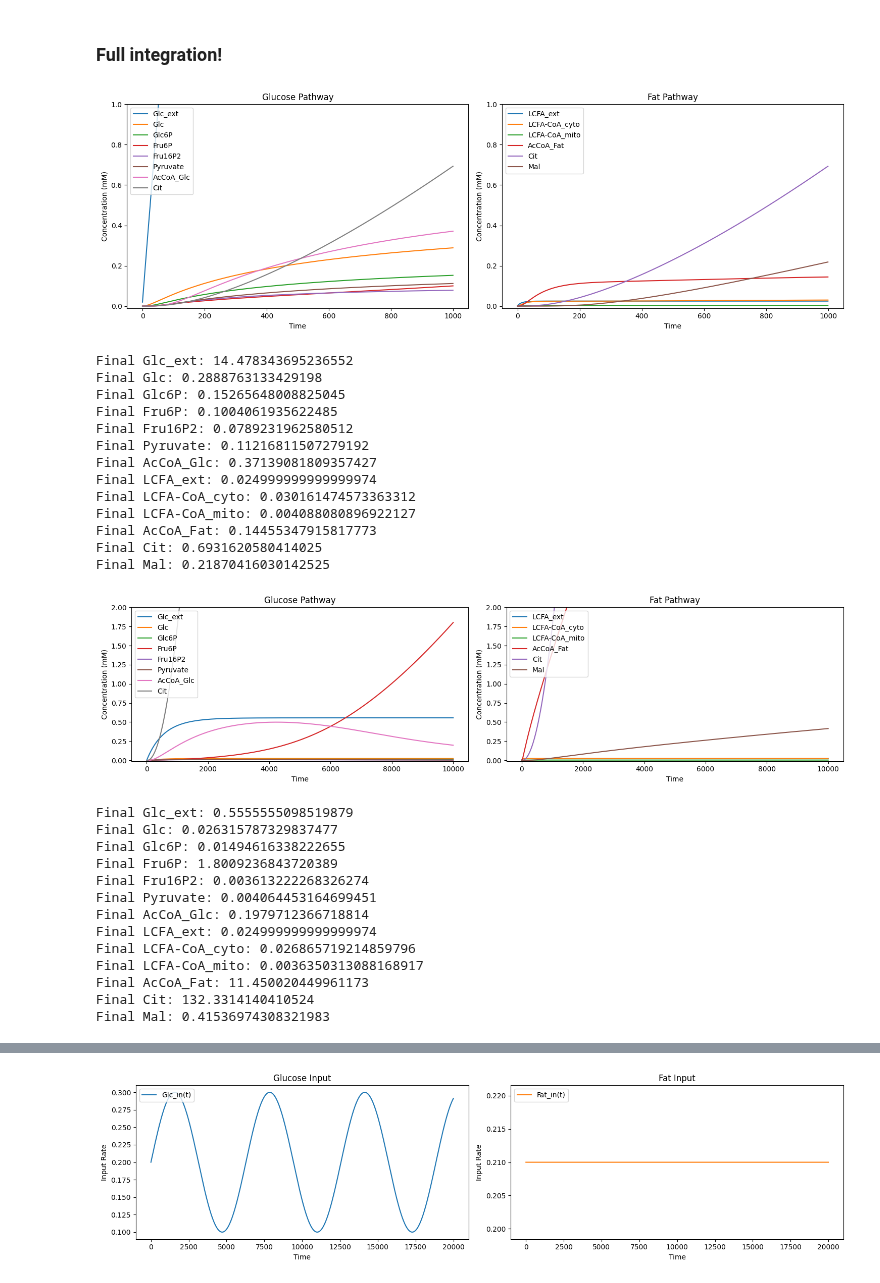
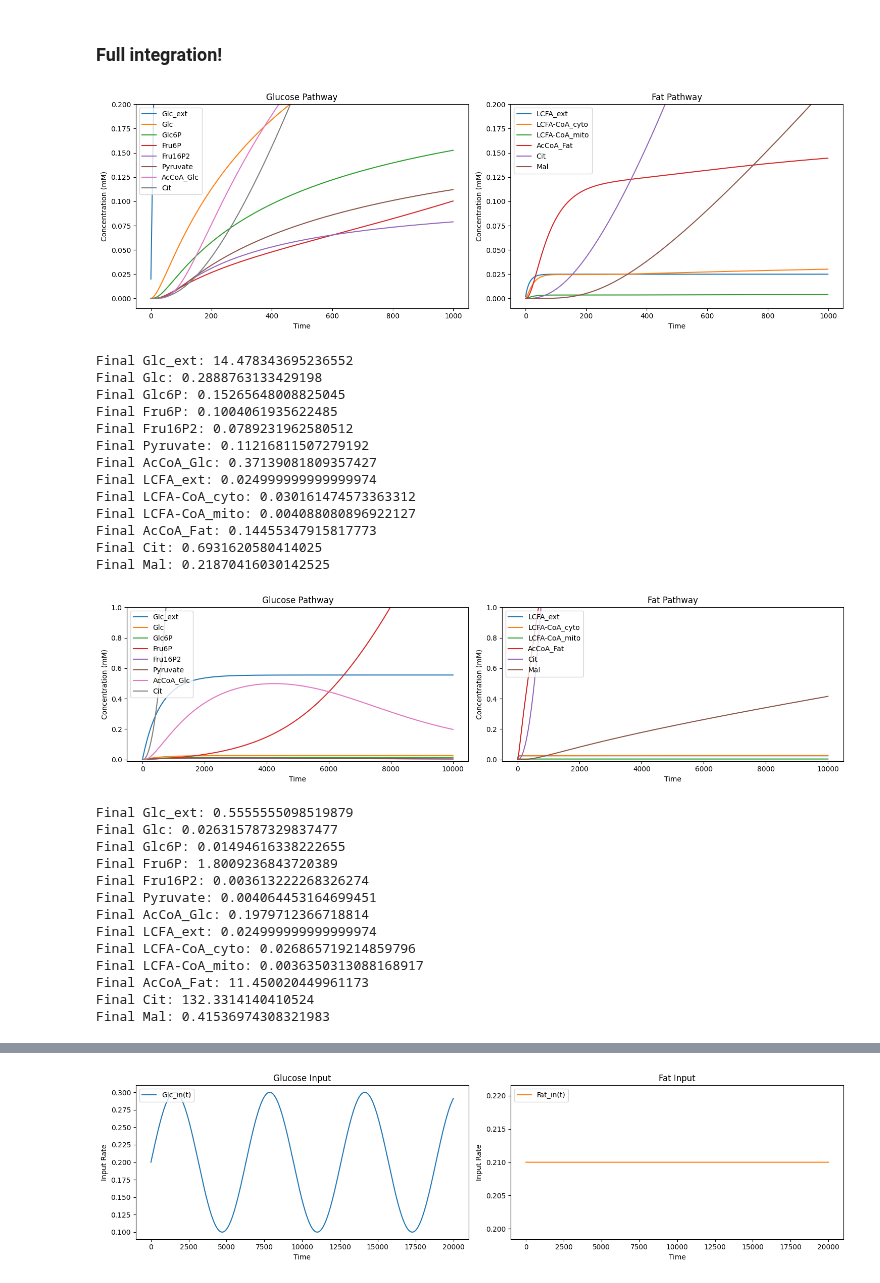
Before and after one commit to Affi26/JupyterNotebook, a Jupyter notebook: randle-cycle-real-time-interactive/src/test-kinetics-sim.ipynb, the cells around one changed output, grey strips where cells are left out. Drawn from its saved outputs; the diff is of its cells as text; code cells hidden in the pictures.

```diff
--- a/randle-cycle-real-time-interactive/src/test-kinetics-sim.ipynb
+++ b/randle-cycle-real-time-interactive/src/test-kinetics-sim.ipynb
@@ -948,7 +953,7 @@ axes[0].plot(history[:,11], label="Cit")  # shared regulator
 axes[0].set_title("Glucose Pathway")
 axes[0].set_xlabel("Time")
 axes[0].set_ylabel("Concentration (mM)")
-axes[0].set_ylim(-0.01, 1.0)
+axes[0].set_ylim(-0.01, 0.2)
 axes[0].legend(loc="upper left")
 
 
@@ -965,35 +970,35 @@ axes[1].plot(history[:,12], label="Mal")
 
 axes[1].set_title("Fat Pathway")
 axes[1].set_xlabel("Time")
 axes[1].set_ylabel("Concentration (mM)")
-axes[1].set_ylim(-0.01, 1.0)
+axes[1].set_ylim(-0.01, 0.2)
 axes[1].legend(loc="upper left")
 
 plt.tight_layout()
 plt.show()
 
 
 # ============================
 # FINAL VALUES
 # ============================
 
 print("Final Glc_ext:",      history[-1,0])
 print("Final Glc:",          history[-1,1])
 print("Final Glc6P:",        history[-1,2])
 print("Final Fru6P:",        history[-1,3])
 print("Final Fru16P2:",      history[-1,4])
 print("Final Pyruvate:",     history[-1,5])
 print("Final AcCoA_Glc:",    history[-1,6])
 
 print("Final LCFA_ext:",      history[-1,7])
 print("Final LCFA-CoA_cyto:", history[-1,8])
 print("Final LCFA-CoA_mito:", history[-1,9])
 print("Final AcCoA_Fat:",     history[-1,10])
 
 print("Final Cit:",           history[-1,11])
 print("Final Mal:",           history[-1,12])
 # %% [output]
-[figure, old version]
+[figure, new version]
 Final Glc_ext: 14.478343695236552
 Final Glc: 0.2888763133429198
 Final Glc6P: 0.15265648008825045
@@ -1126,7 +1131,7 @@ axes[0].plot(history[:,11], label="Cit")  # shared regulator
 axes[0].set_title("Glucose Pathway")
 axes[0].set_xlabel("Time")
 axes[0].set_ylabel("Concentration (mM)")
-axes[0].set_ylim(-0.01, 2.0)
+axes[0].set_ylim(-0.01, 1.0)
 axes[0].legend(loc="upper left")
 
 
@@ -1144,7 +1149,7 @@ axes[1].plot(history[:,12], label="Mal")
 axes[1].set_title("Fat Pathway")
 axes[1].set_xlabel("Time")
 axes[1].set_ylabel("Concentration (mM)")
-axes[1].set_ylim(-0.01, 2.0)
+axes[1].set_ylim(-0.01, 1.0)
 axes[1].legend(loc="upper left")
 
 plt.tight_layout()
@@ -1171,7 +1176,7 @@ print("Final AcCoA_Fat:",     history[-1,10])
 print("Final Cit:",           history[-1,11])
 print("Final Mal:",           history[-1,12])
 # %% [output]
-[figure, old version]
+[figure, new version]
 Final Glc_ext: 0.5555555098519879
 Final Glc: 0.026315787329837477
 Final Glc6P: 0.01494616338222655
```
Also changed, not shown: parts of 6 cells of this notebook, 2 other files.
